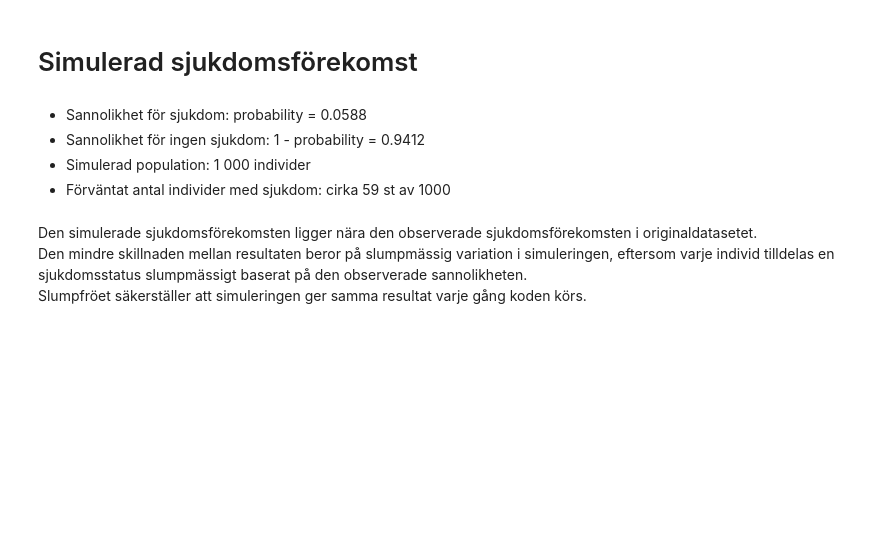
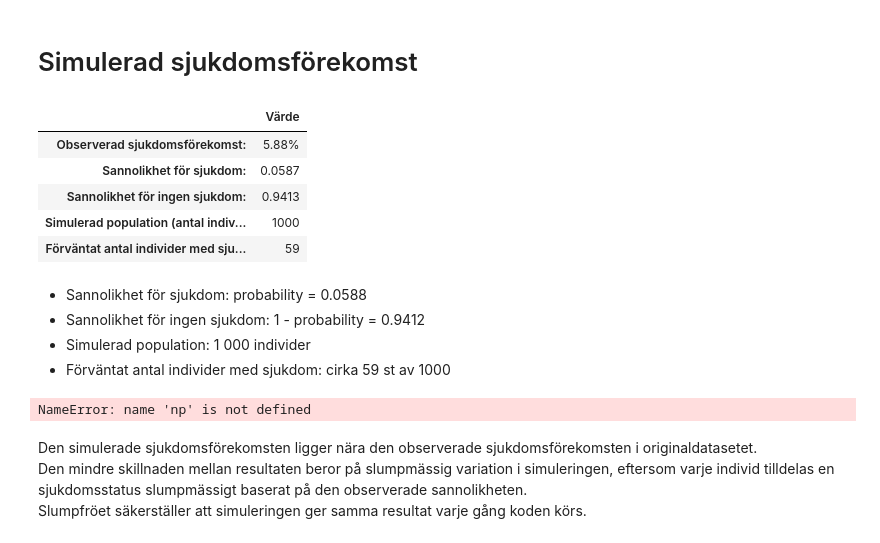
Before and after one commit to Hakan-Fridlund/PYSTDA45-assignment_health_study, a Jupyter notebook: notebooks/health_study_part2.ipynb, the cells around one changed output. Saved outputs shown, nothing was run; the diff lists cells and outputs as text; code cells hidden in the pictures; blank space fills up the shorter version.

```diff
--- a/notebooks/health_study_part2.ipynb
+++ b/notebooks/health_study_part2.ipynb
@@ -264,8 +255,14 @@ Detta har inte testats statistiskt men är ett möjligt samband. En rekommendati
 # %% [markdown]
 # Simulerad sjukdomsförekomst
 # %%
-disease_probability = df['disease'].mean()
-print(f"Observad sjukdomsförekomst: {disease_probability:.2%}")
+analyzer.disease_probability()
+# %% [output]
+|  | Värde |
+| Observerad sjukdomsförekomst: | 5.88% |
+| Sannolikhet för sjukdom: | 0.0587 |
+| Sannolikhet för ingen sjukdom: | 0.9413 |
+| Simulerad population (antal indiv... | 1000 |
+| Förväntat antal individer med sju... | 59 |
 # %% [markdown]
 - Sannolikhet för sjukdom: probability = 0.0588
 - Sannolikhet för ingen sjukdom: 1 - probability = 0.9412
@@ -281,6 +278,8 @@ simulated_prevalence = simulated_population.mean()
 print(f"Simulerad sjukdomsförekomst:  {simulated_prevalence:.2%}")
 print(f"Observerad sjukdomsförekomst: {disease_probability:.2%}")
 print(f"Skillnad:                     {abs(disease_probability - simulated_prevalence):.2%}")
+# %% [output]
+NameError: name 'np' is not defined
 # %% [markdown]
 Den simulerade sjukdomsförekomsten ligger nära den observerade sjukdomsförekomsten i originaldatasetet.
 Den mindre skillnaden mellan resultaten beror på slumpmässig variation i simuleringen, eftersom varje individ tilldelas en sjukdomsstatus slumpmässigt baserat på den observerade sannolikheten.
```
Also changed, not shown: parts of 1 cell of this notebook, 2 other files.
